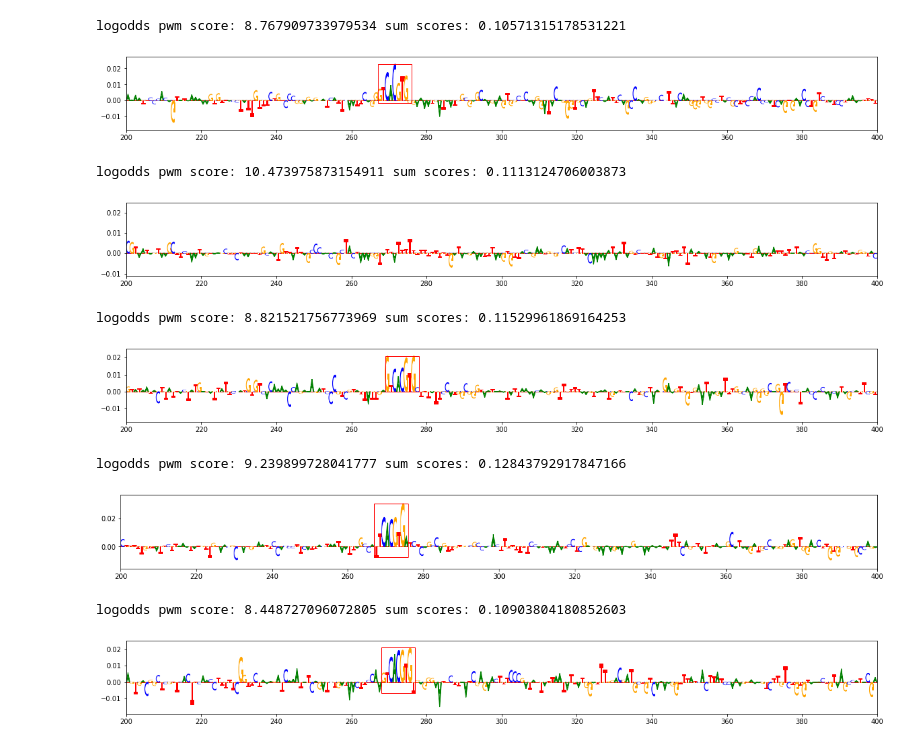
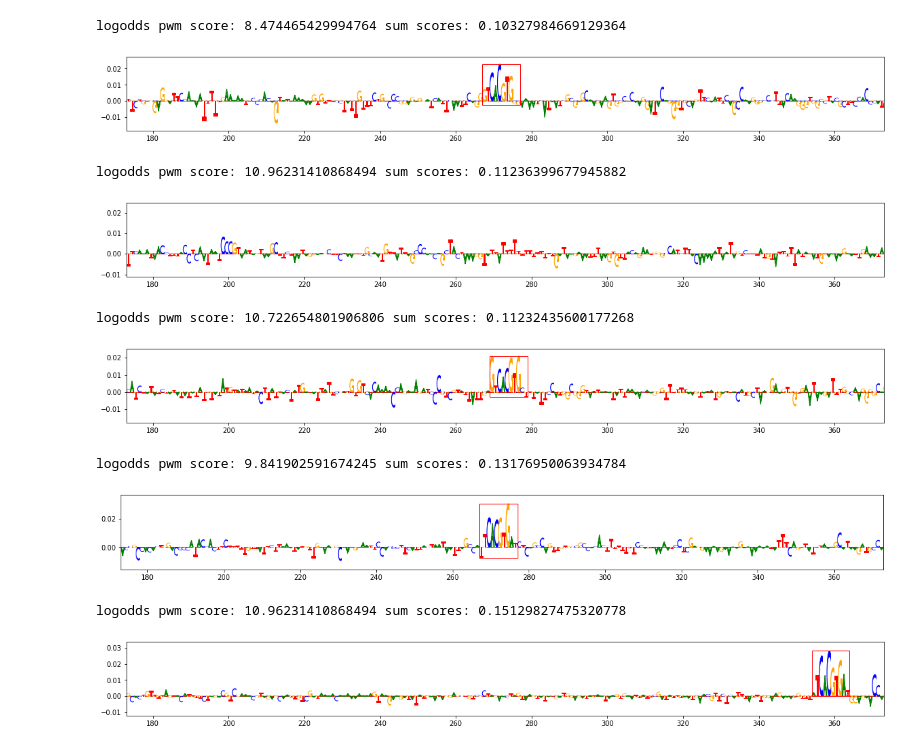
Before and after one commit to kundajelab/pho4, a Jupyter notebook: hit_scoring/cbf1_chipexo_profile.ipynb, the cells around one changed output. Cells and saved outputs as stored; diff of their text form; code cells hidden in the pictures.

```diff
--- a/hit_scoring/cbf1_chipexo_profile.ipynb
+++ b/hit_scoring/cbf1_chipexo_profile.ipynb
@@ -48,7 +48,7 @@ track_set = modisco.tfmodisco_workflow.workflow.prep_track_set(
                 hypothetical_contribs={"cbf1": all_post_hypimps[0]},
                 one_hot=all_seqs)
 
-grp = h5py.File("/users/amr1/pho4/data/modisco/cbf1_chipexo/cbf1_counts/results.hdf5","r")
+grp = h5py.File("/users/amr1/pho4/data/modisco/cbf1_chipexo/cbf1_profile/results.hdf5","r")
 loaded_tfmodisco_results =\
     workflow.TfModiscoResults.from_hdf5(grp, track_set=track_set)
 grp.close()
@@ -130,5 +131,5 @@ plt.show()
 # %%
-sum_score_thresh = 0.2
+sum_score_thresh = 0.25
 threshold_passers = ((masked_cosine_sim > masked_cosine_sim_thresh)*
                      (sum_scores > sum_score_thresh))
 handles = []
@@ -174,38 +175,38 @@ cosine similarity: 0.9703889576622399 sum scores: 0.3282626700587571
 # %%
 #To compute scores from a simple log-odds pwm scan, we can use the code below
 # Note that because the simulation was generated using a position probability matrix (ppm), the scanning
 # with the log-odds pwm works better than the masked cosine similarity.
 #However, in-vivo TF binding is more complex than what can be characterized by a log-odds pwm -
 # see https://www.ncbi.nlm.nih.gov/pmc/articles/PMC3936734/
 logodds_pwm = modisco.util.get_logodds_pwm(ppm=trimmed["sequence"].fwd,
                                            background=background, pseudocount=0.001)
 #For simplicity, we will only compute the scores for the forward version of the
 # motif since that was what was used in the simulation.
 fwd_logodds_pwm_scores = modisco.util.compute_pwm_scan(onehot_seq=onehot_seq,
                                                        weightmat=logodds_pwm)
 lower_imp_hit_locations = list(zip(*np.nonzero((fwd_logodds_pwm_scores > 7.85)
                                             *(sum_scores < sum_score_thresh))))
 for (seq_idx, hit_pos) in lower_imp_hit_locations[:num_to_viz]:
     print("logodds pwm score:", fwd_logodds_pwm_scores[seq_idx,hit_pos],
           "sum scores:", sum_scores[seq_idx, hit_pos])
     fig = plt.figure(figsize=(20,2))
     ax = fig.add_subplot(111)
     viz_sequence.plot_weights_given_ax(ax=ax,
         array=imp_scores[seq_idx],
         height_padding_factor=0.2,
         length_padding=1.0,
         highlight={'red': [(hit_pos, hit_pos+len(trimmed))]},
         subticks_frequency=20)
-    plt.xlim((200,400))
+    plt.xlim((173,373))
     plt.show()
 # %% [output]
-logodds pwm score: 8.767909733979534 sum scores: 0.10571315178531221
+logodds pwm score: 8.474465429994764 sum scores: 0.10327984669129364
-[figure, old version]
+[figure, new version]
-logodds pwm score: 10.473975873154911 sum scores: 0.1113124706003873
+logodds pwm score: 10.96231410868494 sum scores: 0.11236399677945882
-[figure, old version]
+[figure, new version]
-logodds pwm score: 8.821521756773969 sum scores: 0.11529961869164253
+logodds pwm score: 10.722654801906806 sum scores: 0.11232435600177268
-[figure, old version]
+[figure, new version]
-logodds pwm score: 9.239899728041777 sum scores: 0.12843792917847166
+logodds pwm score: 9.841902591674245 sum scores: 0.13176950063934784
-[figure, old version]
+[figure, new version]
-logodds pwm score: 8.448727096072805 sum scores: 0.10903804180852603
+logodds pwm score: 10.96231410868494 sum scores: 0.15129827475320778
-[figure, old version]
+[figure, new version]
```
Also changed, not shown: parts of 8 cells of this notebook, 2 other files.
